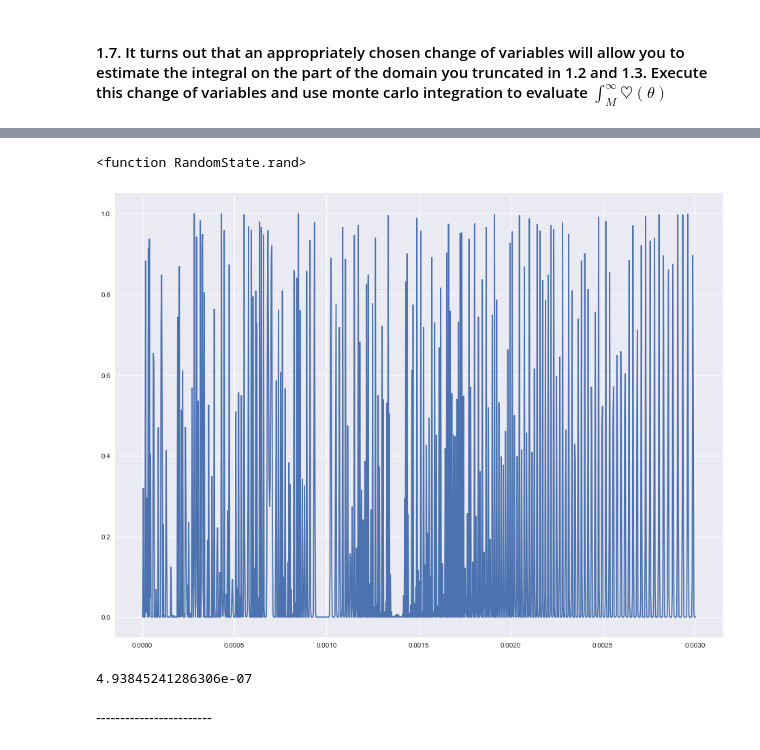
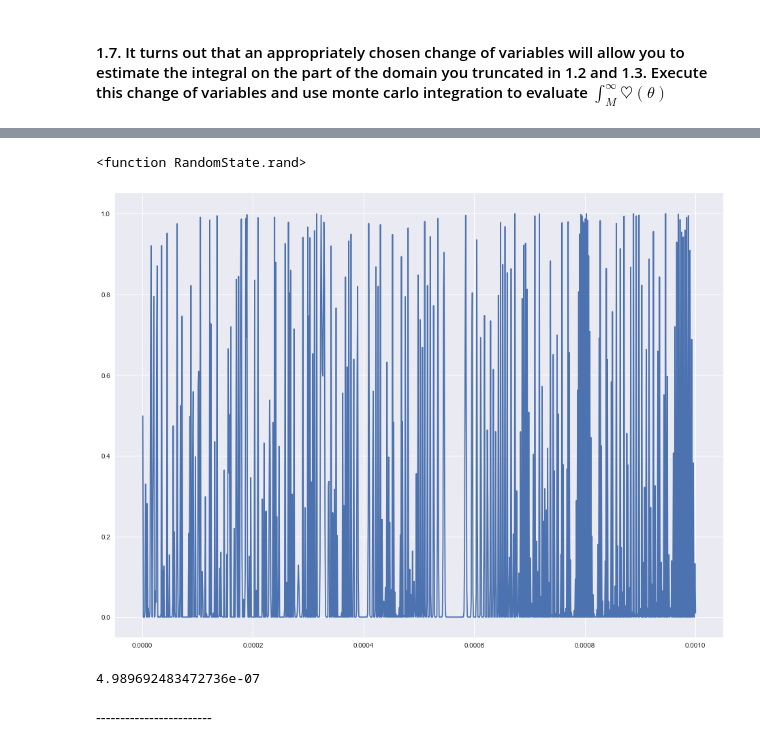
Before and after one commit to NOllAl/AM207HW, a Jupyter notebook: hw2/AM207_HW2.ipynb, the cells around one changed output, grey strips where cells are left out. Cells and saved outputs as stored; diff of their text form; code cells hidden in the pictures.

```diff
--- a/hw2/AM207_HW2.ipynb
+++ b/hw2/AM207_HW2.ipynb
@@ -214,17 +221,15 @@ $$\int_M ^\infty \frac{\sin \theta ^ {24}}{\theta ^ 2} d \theta = \int_{1/M} ^ 0
 This is an integral over a finite domain which we can solve using Monte Carlo integration.
 # %%
 g = lambda x: np.sin(1 / x) ** 24
-x = np.linspace(0, 1/333, 1000)
+x = np.linspace(0, 1/1000, 1000)
 plt.plot(x, g(x))
-
-np.random.rand
 # %% [output]
 <function RandomState.rand>
-[figure, old version]
+[figure, new version]
 # %%
-np.mean(np.random.uniform(low=0, high=1/1000, size=1000)) * 1 / 1000
+np.mean(np.random.uniform(low=0, high=1/1000, size=10000)) * 1 / 1000
 # %% [output]
-4.93845241286306e-07
+4.989692483472736e-07
 # %% [markdown]
 <div class="answer-separator">
 ------------------------
```
Also changed, not shown: parts of 3 cells of this notebook.
